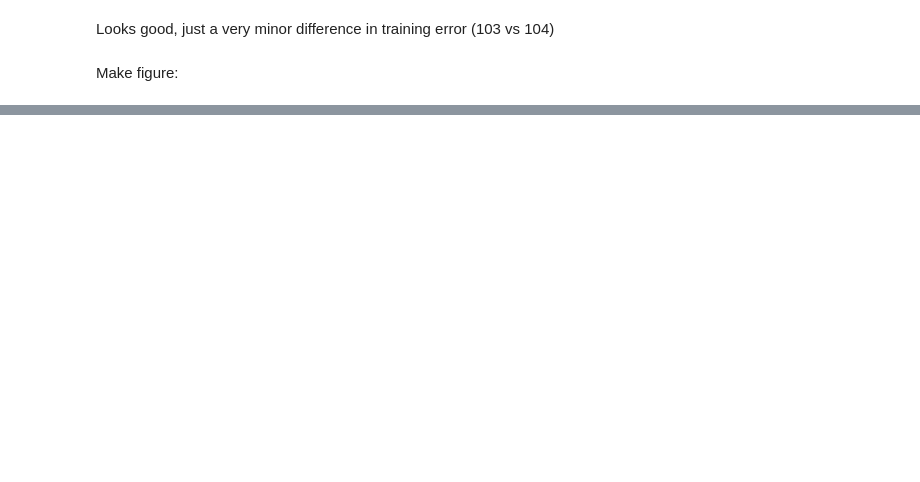
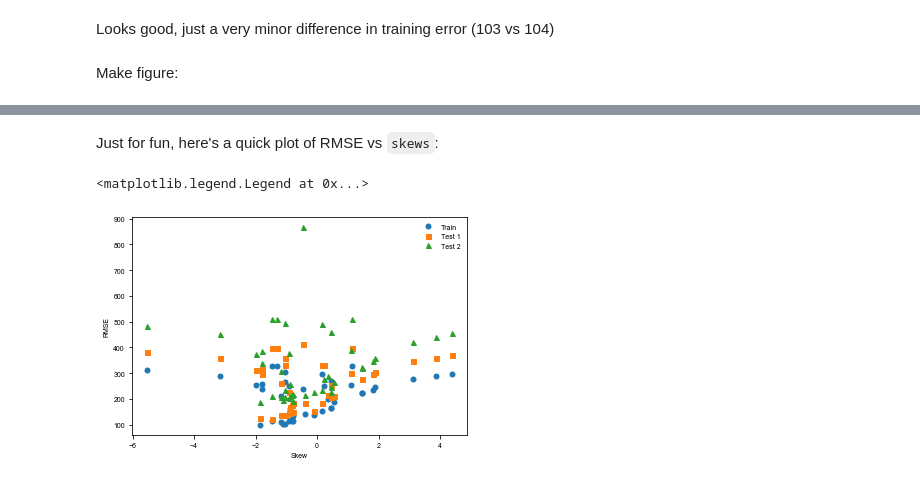
Before and after one commit to petermattia/revisit-severson-et-al, a Jupyter notebook: revisit-severson-et-al.ipynb, the cells around one changed output, grey strips where cells are left out. Cells and saved outputs as stored; diff of their text form; code cells hidden in the pictures; blank space fills up the shorter version.

```diff
--- a/revisit-severson-et-al.ipynb
+++ b/revisit-severson-et-al.ipynb
@@ -466,0 +330,17 @@ plt.plot(np.abs(skews), test2_RMSE2, 'o')
+# %%
+functions = {
+             '$\Delta Q_{100-10}' + f'({Vdlin[220]:0.3f}$V)':    lambda x: x[:, 220],
+             '$\Delta Q_{100-10}' + f'({Vdlin[400]:0.3f}$V)':    lambda x: x[:, 400],
+             '$\Delta Q_{100-10}' + f'({Vdlin[-1]:0.3f}$V)':     lambda x: x[:, -1],
+             'min($\Delta Q_{100-10}$)' :                        lambda x: np.min(x, axis=1),
+             'range($\Delta Q_{100-10}$)' :                      lambda x: np.max(x, axis=1) - np.min(x, axis=1),
+             'IDR($\Delta Q_{100-10}$)' :                        lambda x: np.percentile(x, 90, axis=1) - np.percentile(x, 10, axis=1),
+             'IQR($\Delta Q_{100-10}$)' :                        lambda x: np.percentile(x, 75, axis=1) - np.percentile(x, 25, axis=1),
+             'median($\Delta Q_{100-10}$)':                      lambda x: np.median(x, axis=1),
+             'mean($\Delta Q_{100-10}$)':                        lambda x: np.mean(x, axis=1),
+             'mean($\Delta Q_{100-10}^2$)':                      lambda x: np.mean(x**2, axis=1),
+             'mean($\Delta Q_{100-10}^3$)':                      lambda x: np.mean(x**3, axis=1),
+             'var($\Delta Q_{100-10}$)':                         lambda x: np.var(x, axis=1),
+             'skew($\Delta Q_{100-10}$)':                        lambda x: skew(x, axis=1),
+             'kurt($\Delta Q_{100-10}$)':                        lambda x: kurtosis(x, axis=1),
+            }
@@ -466,0 +349,6 @@ plt.plot(np.abs(skews), test2_RMSE2, 'o')
+# %%
+transforms = {
+              'Original': lambda x: x,
+              'log10':    lambda x: np.log10(np.abs(x)),
+              'sqrt':     lambda x: np.sqrt(np.abs(x)),
+             }
@@ -466,0 +437,13 @@ plt.plot(np.abs(skews), test2_RMSE2, 'o')
+# %% [markdown]
+Just for fun, here's a quick plot of RMSE vs `skews`:
+# %%
+plt.plot(skews.ravel(), RMSE_train.ravel(), 'o', label='Train')
+plt.plot(skews.ravel(), RMSE_test1.ravel(), 's', label='Test 1')
+plt.plot(skews.ravel(), RMSE_test2.ravel(), '^', label='Test 2')
+
+plt.xlabel('Skew')
+plt.ylabel('RMSE')
+plt.legend()
+# %% [output]
+<matplotlib.legend.Legend at 0x...>
+[figure, added]
```
Also changed, not shown: parts of 82 cells of this notebook, 8 other files.
